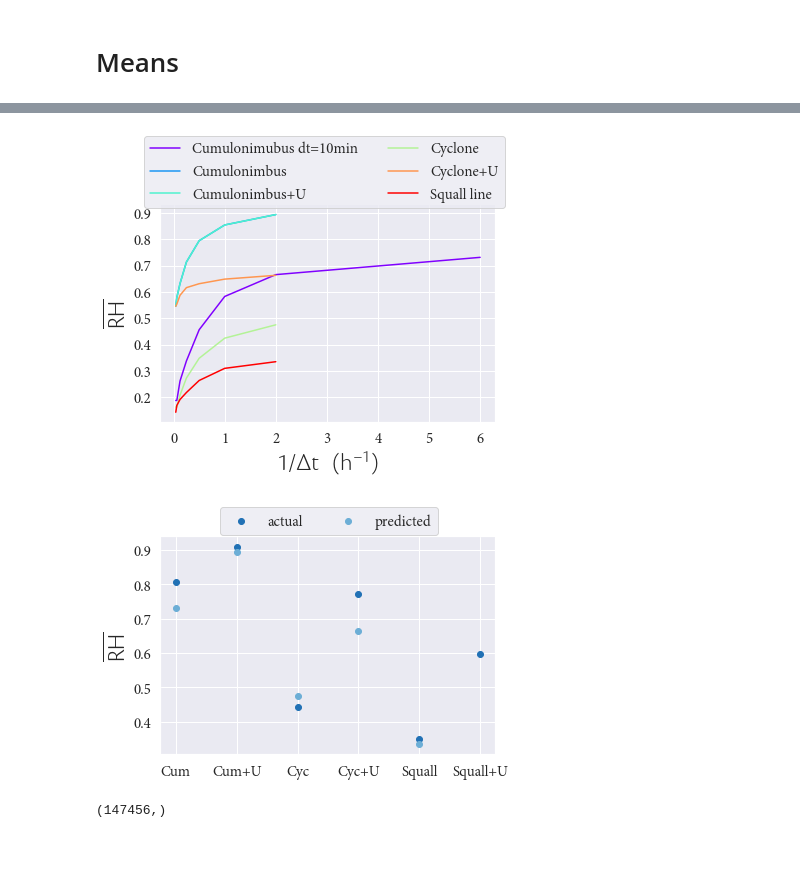
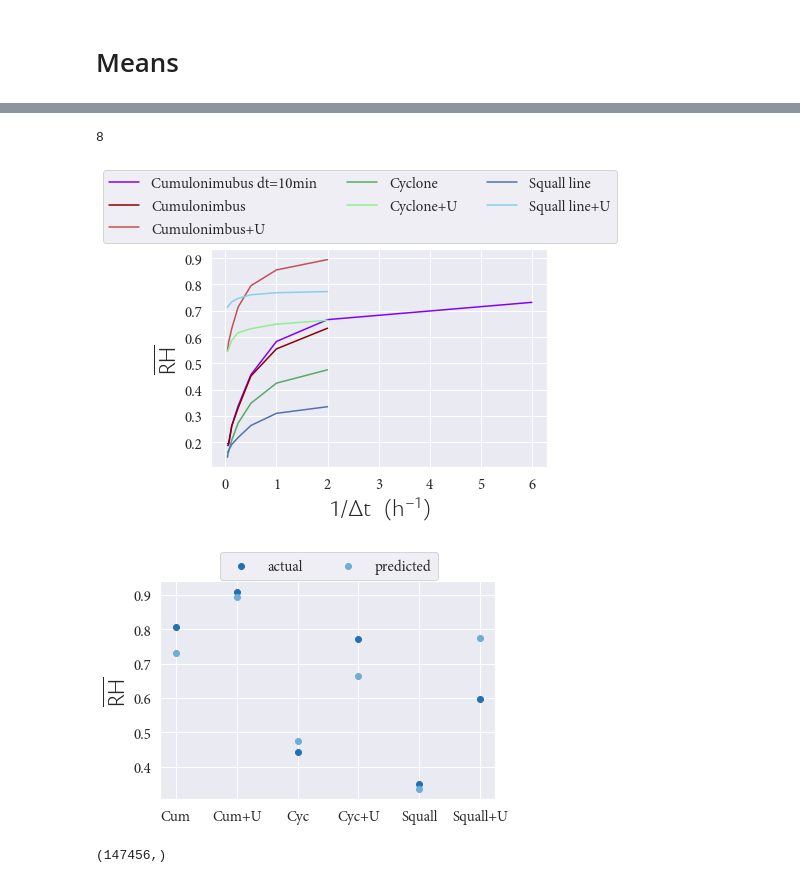
Before and after one commit to FelixLangot/LMD_Internship, a Jupyter notebook: Stats.ipynb, the cells around one changed output, grey strips where cells are left out. Saved outputs shown, nothing was run; the diff lists cells and outputs as text; code cells hidden in the pictures; blank space fills up the shorter version.

Commit message:
Squall+u, Analysis

```diff
--- a/Stats.ipynb
+++ b/Stats.ipynb
@@ -84,24 +39,29 @@ zcloudso_sqll                      -> array([26892.51953125, 26892.51953125, 268
+# %%
+len(meanRHplist_cumudt10)
+# %% [output]
+8
 # %%
 steplist = [1,3,6,12,24,48,96,144]
 steplist2 = [1,2,4,8,16,32,48]
-labelsRHcomp = ['Cumulonimubus dt=10min', 'Cumulonimbus','Cumulonimbus+U', 'Cyclone', 'Cyclone+U', 'Squall line']
+labelsRHcomp = ['Cumulonimubus dt=10min', 'Cumulonimbus','Cumulonimbus+U', 'Cyclone', 'Cyclone+U', 'Squall line', 'Squall line+U']
 interval = np.linspace(0, 1, len(labelsRHcomp))
 colorlist = [mpl.cm.rainbow(i) for i in interval]
+colors = np.asarray(['darkred', 'r', 'g', 'lightgreen', 'b', 'skyblue'], dtype=object)
 # %%
-meanRHcomp = [meanRHplist_cumudt10, meanRHplist_cumu, meanRHplist_cumu_60hPa, meanRHplist_cyc_NoU, meanRHplist_cyc, meanRHplist_sqll]
+meanRHcomp = [meanRHplist_cumudt10, meanRHplist_cumu, meanRHplist_cumu_60hPa, meanRHplist_cyc_NoU, meanRHplist_cyc, meanRHplist_sqll, meanRHplist_sqllUp]
 plt.plot(1/(np.asarray(steplist)*1/6), meanRHplist_cumudt10, color=colorlist[0], label=labelsRHcomp[0])
 for i in np.arange(1,len(meanRHcomp)):
-    plt.plot(1/(np.asarray(steplist2)*1/2), meanRHcomp[i], color=colorlist[i], label = labelsRHcomp[i])
+    plt.plot(1/(np.asarray(steplist2)*1/2), meanRHcomp[i], color=colors[i-1], label = labelsRHcomp[i])
 plt.xlabel('$\mathdefault{1/\Delta t~~(h^{-1})}$ ', fontproperties=Cslabelprop)
 plt.ylabel(r'$\mathdefault{\overline{RH}}$', fontproperties=Cslabelprop)
 #plt.xlim(25,0)
 plt.xticks(font = Mplabelprop)
 plt.yticks(font = Mplabelprop)
-plt.legend(bbox_to_anchor=(1.05, 1.35), ncol=2, prop=Mplabelprop)
+plt.legend(bbox_to_anchor=(1.23, 1.4), ncol=3, prop=Mplabelprop)
 plt.savefig('Figs/meanRHscomp.png', bbox_inches='tight', format='PNG', dpi=600)
 plt.show()
 # %% [output]
-[figure, old version]
+[figure, new version]
 # %%
 %store -r Rhnlist
 meanRhlist = []
@@ -111,9 +71,8 @@ meanRHlist = [meanRHplist_cumudt10[0], meanRHplist_cumu_60hPa[0], meanRHplist_cy
 # %%
 absc = [1,2,3,4,5,6]
-absc2 = [1,2,3,4,5]
 labels = ['Cum', 'Cum+U', 'Cyc', 'Cyc+U', 'Squall', 'Squall+U']
 plt.scatter(absc, meanRhlist, label='actual')
-plt.scatter(absc2, meanRHlist, label='predicted')
+plt.scatter(absc, meanRHlist, label='predicted')
 plt.xticks(absc, labels, font=Mplabelprop)
 plt.yticks(font = Mplabelprop)
 plt.legend(bbox_to_anchor=(0.85, 1.17), ncol=2, prop=Mplabelprop)
@@ -121,7 +80,7 @@ plt.ylabel(r'$\mathdefault{\overline{RH}}$', fontproperties=Cslabelprop)
 plt.savefig('Figs/RHmuactualpred.png', bbox_inches='tight', format='PNG', dpi=600)
 plt.show()
 # %% [output]
-[figure, old version]
+[figure, new version]
 # %%
 steplist = [1,2,4,8,16,32,48]
 steplist2 = [1,3,6,12,24,48,96,144]
```
Also changed, not shown: parts of 17 cells of this notebook, 3 other files.
